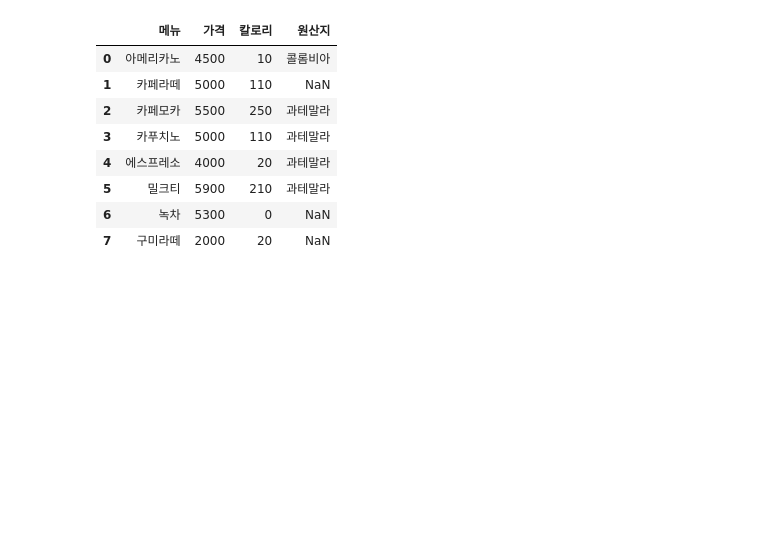
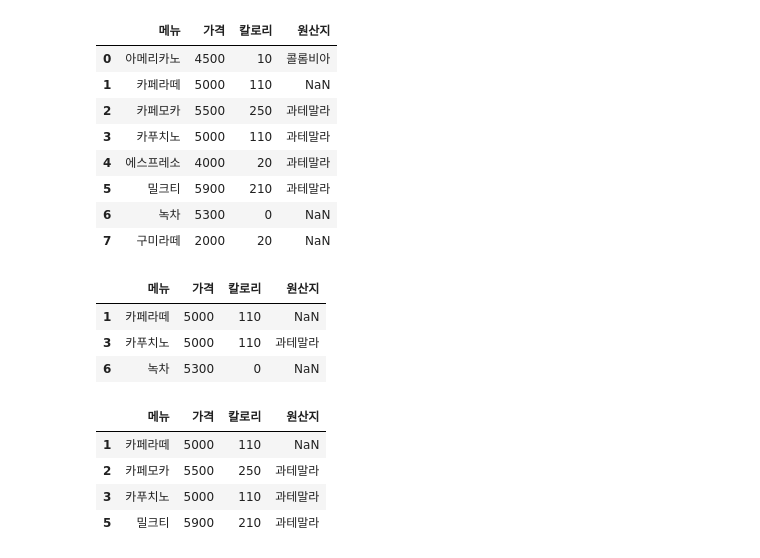
Before and after one commit to himzei/chat-python, a Jupyter notebook: 04_판다스/02_인덱싱_슬라이싱.ipynb, the cells around one changed output. Drawn from its saved outputs; the diff is of its cells as text; code cells hidden in the pictures; blank space fills up the shorter version.

```diff
--- a/04_판다스/02_인덱싱_슬라이싱.ipynb
+++ b/04_판다스/02_인덱싱_슬라이싱.ipynb
@@ -328,3 +328,22 @@ df
 # %%
 # 문제.
 # 칼로리가 200 이하이면서 가격이 5000원 이상인 메뉴를 필터링 하세요
+# %%
+cond = (df["칼로리"] <= 200) & (df["가격"] >= 5000)
+df[cond]
+# %% [output]
+|  | 메뉴 | 가격 | 칼로리 | 원산지 |
+| 1 | 카페라떼 | 5000 | 110 | NaN |
+| 3 | 카푸치노 | 5000 | 110 | 과테말라 |
+| 6 | 녹차 | 5300 | 0 | NaN |
+# %%
+# NOT 연산자
+
+cond = df["칼로리"] < 50
+df[~cond]
+# %% [output]
+|  | 메뉴 | 가격 | 칼로리 | 원산지 |
+| 1 | 카페라떼 | 5000 | 110 | NaN |
+| 2 | 카페모카 | 5500 | 250 | 과테말라 |
+| 3 | 카푸치노 | 5000 | 110 | 과테말라 |
+| 5 | 밀크티 | 5900 | 210 | 과테말라 |
```
Also changed, not shown: parts of 1 cell of this notebook.
